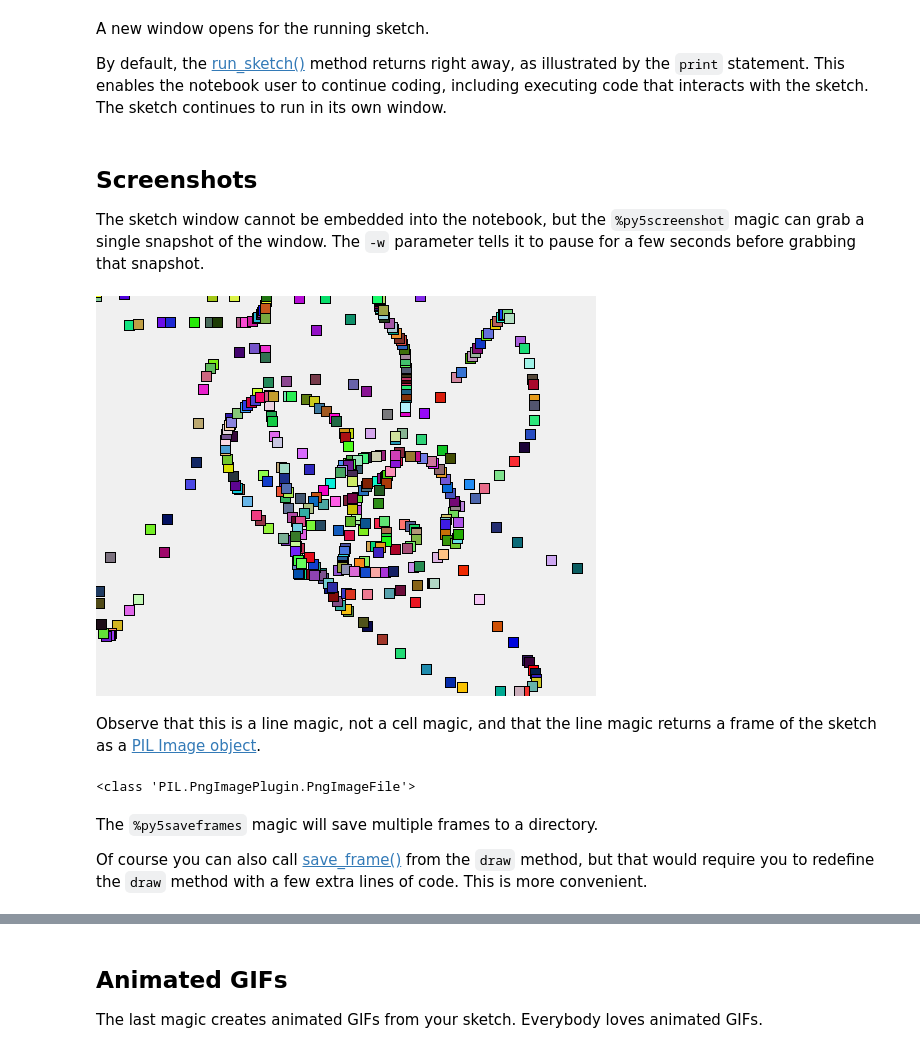
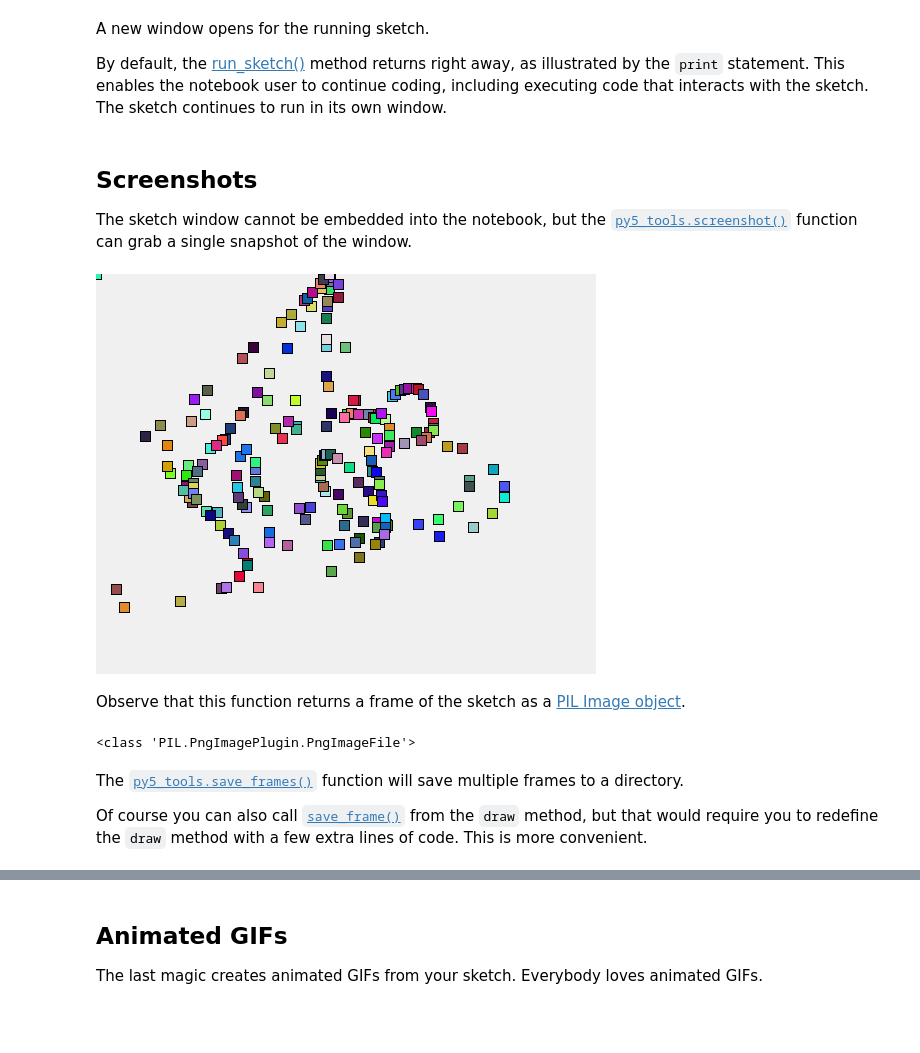
Before and after one commit to hx2A/py5website, a Jupyter notebook: tutorials/Jupyter Notebooks.ipynb, the cells around one changed output, grey strips where cells are left out. Saved outputs shown, nothing was run; the diff lists cells and outputs as text; code cells hidden in the pictures; blank space fills up the shorter version.

```diff
--- a/tutorials/Jupyter Notebooks.ipynb
+++ b/tutorials/Jupyter Notebooks.ipynb
@@ -339,20 +327,20 @@ By default, the [run_sketch()](link://slug/run_sketch) method returns right away
 # %% [markdown]
 ## Screenshots
 
-The sketch window cannot be embedded into the notebook, but the `%py5screenshot` magic can grab a single snapshot of the window. The `-w` parameter tells it to pause for a few seconds before grabbing that snapshot.
+The sketch window cannot be embedded into the notebook, but the [`py5_tools.screenshot()`](link://slug/screenshot) function can grab a single snapshot of the window.
-# %%
-sketch_snapshot = %py5screenshot -w 5
-
-sketch_snapshot
-# %% [output]
-[figure, removed]
+# %%
+sketch_snapshot = py5_tools.screenshot()
+
+sketch_snapshot
+# %% [output]
+[figure, added]
 # %% [markdown]
-Observe that this is a line magic, not a cell magic, and that the line magic returns a frame of the sketch as a [PIL Image object](https://pillow.readthedocs.io/en/stable/index.html).
+Observe that this function returns a frame of the sketch as a [PIL Image object](https://pillow.readthedocs.io/en/stable/index.html).
 # %%
 print(type(sketch_snapshot))
 # %% [output]
 <class 'PIL.PngImagePlugin.PngImageFile'>
 # %% [markdown]
-The `%py5saveframes` magic will save multiple frames to a directory.
+The [`py5_tools.save_frames()`](link://slug/save_frames) function will save multiple frames to a directory.
 
-Of course you can also call [save_frame()](link://slug/save_frame) from the `draw` method, but that would require you to redefine the `draw` method with a few extra lines of code. This is more convenient.
+Of course you can also call [`save_frame()`](link://slug/save_frame) from the `draw` method, but that would require you to redefine the `draw` method with a few extra lines of code. This is more convenient.
```
Also changed, not shown: parts of 25 cells of this notebook, 6 other files.
